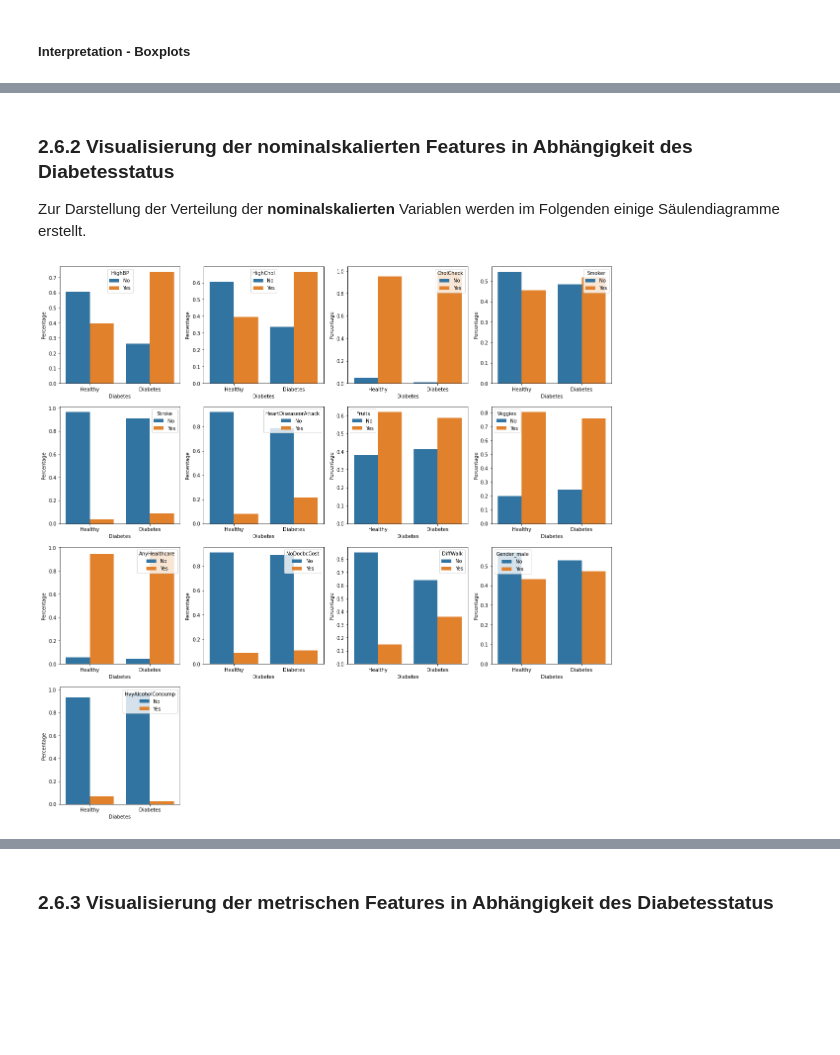
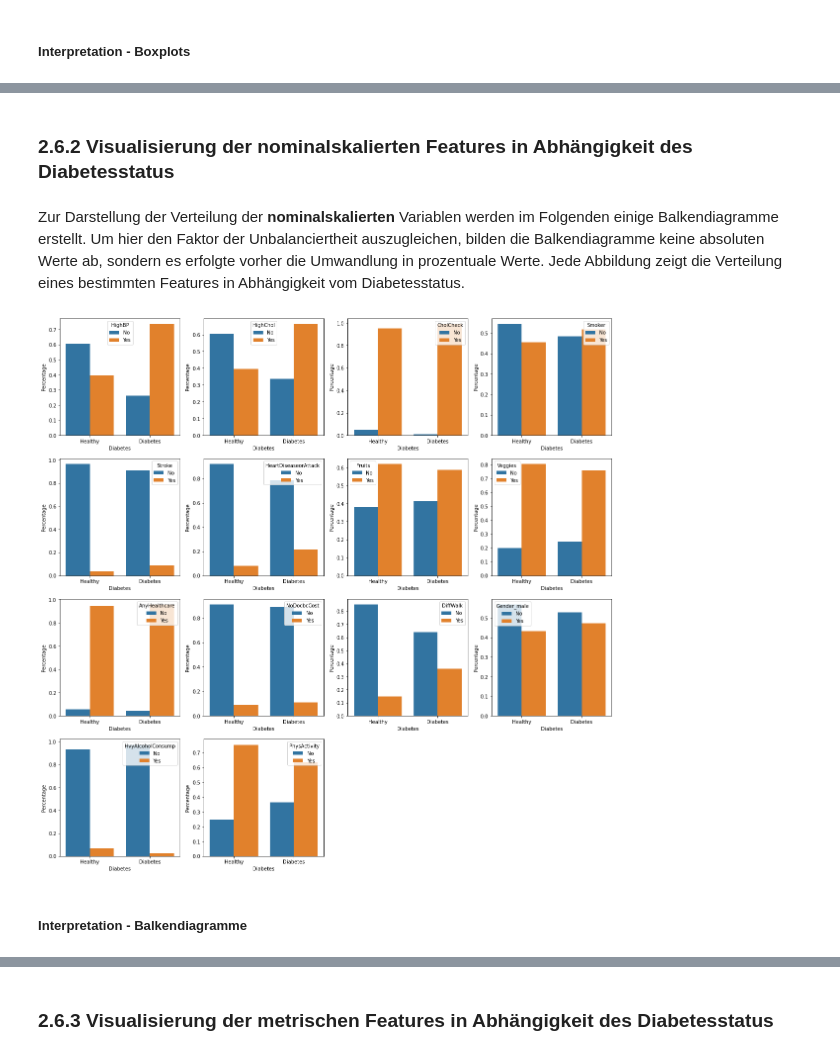
Before and after one commit to switchmachine/Diabetes-Health-Indicators, a Jupyter notebook: Programmieren2_Gruppe7_Projekt_DiabetesHealthIndicators.ipynb, the cells around one changed output, grey strips where cells are left out. Saved outputs shown, nothing was run; the diff lists cells and outputs as text; code cells hidden in the pictures; blank space fills up the shorter version.

```diff
--- a/Programmieren2_Gruppe7_Projekt_DiabetesHealthIndicators.ipynb
+++ b/Programmieren2_Gruppe7_Projekt_DiabetesHealthIndicators.ipynb
@@ -312,4 +417,5 @@ fig.delaxes(axes[2,2])
 # %% [markdown]
 ### 2.6.2 Visualisierung der nominalskalierten Features in Abhängigkeit des Diabetesstatus
-Zur Darstellung der Verteilung der **nominalskalierten** Variablen werden im Folgenden einige Säulendiagramme erstellt.
+# %% [markdown]
+Zur Darstellung der Verteilung der **nominalskalierten** Variablen werden im Folgenden einige Balkendiagramme erstellt. Um hier den Faktor der Unbalanciertheit auszugleichen, bilden die Balkendiagramme keine absoluten Werte ab, sondern es erfolgte vorher die Umwandlung in prozentuale Werte. Jede Abbildung zeigt die Verteilung eines bestimmten Features in Abhängigkeit vom Diabetesstatus.
 # %%
@@ -330,24 +436,28 @@ def create_diabetes_feature_tab(feature):
     diabetes_feature_count_tab[feature].replace({0.0: 'No', 1.0: 'Yes'}, inplace=True)
     return diabetes_feature_count_tab
 # %%
+# Liste mit nominalskalierten Features
 features_barplots = ['HighBP', 'HighChol', 'CholCheck', 'Smoker', 'Stroke','HeartDiseaseorAttack', 'Fruits', 'Veggies',
-                     'AnyHealthcare', 'NoDocbcCost', 'DiffWalk', 'Gender_male', 'HvyAlcoholConsump']
+                     'AnyHealthcare', 'NoDocbcCost', 'DiffWalk', 'Gender_male', 'HvyAlcoholConsump', 'PhysActivity']
 
 fig, axes = plt.subplots(4, 4, figsize=(20,20))
 
 row_count = 0
 col_count = 0
 
+# For-Schleife, die die nominalen Features durchläuft und Subplots (bar-Plots) erstellt
 for feature in features_barplots:
     diabetes_feature_count_tab = create_diabetes_feature_tab(feature)
     sns.barplot(x='Diabetes', y='Percentage', hue=feature, data=diabetes_feature_count_tab, ax=axes[row_count, col_count])
     col_count += 1
     if col_count > 3:
         row_count += 1
         col_count = 0
 
-fig.delaxes(axes[3,1])
+# Entfernen der Subplots 15 und 16
 fig.delaxes(axes[3,2])
 fig.delaxes(axes[3,3])
 # %% [output]
-[figure, old version]
+[figure, new version]
+# %% [markdown]
+##### Interpretation - Balkendiagramme
```
Also changed, not shown: parts of 548 cells of this notebook.
